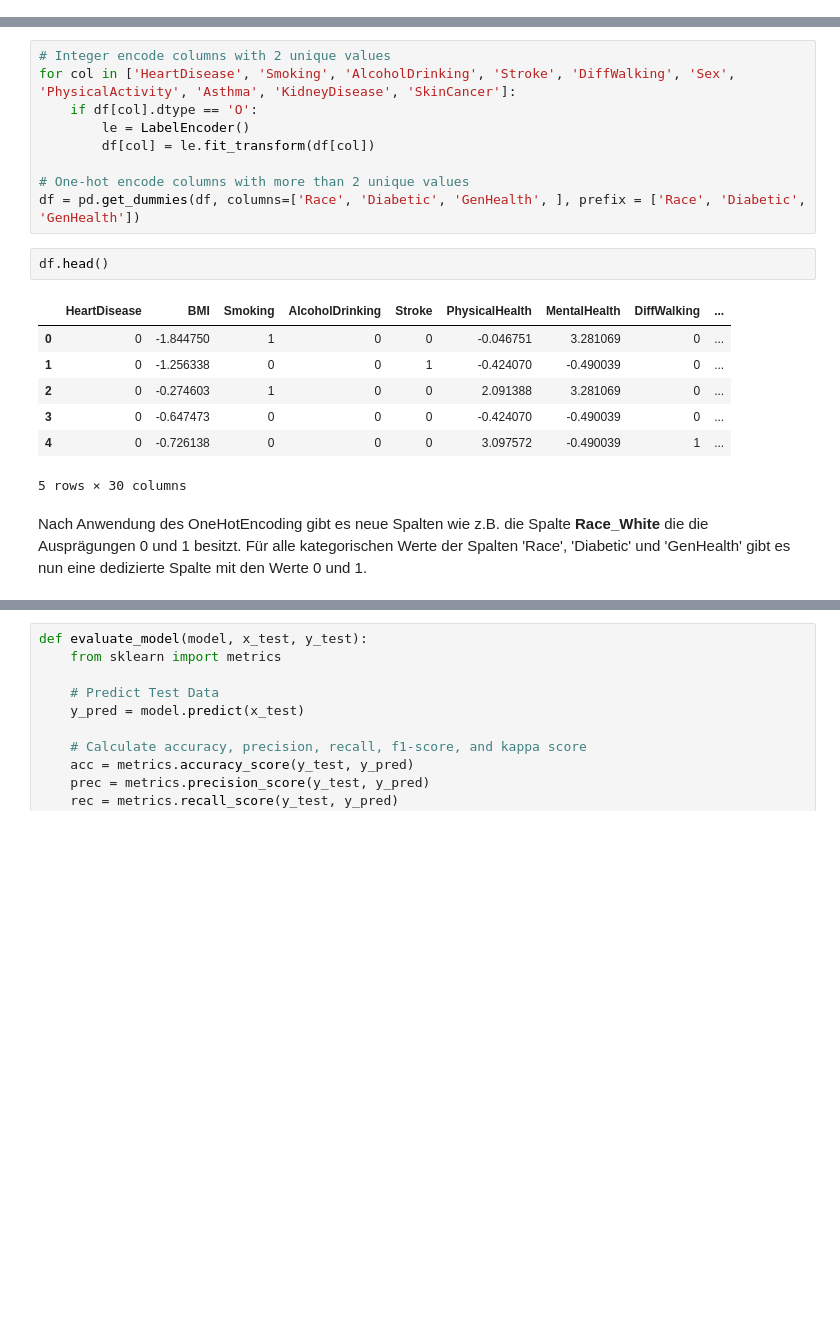
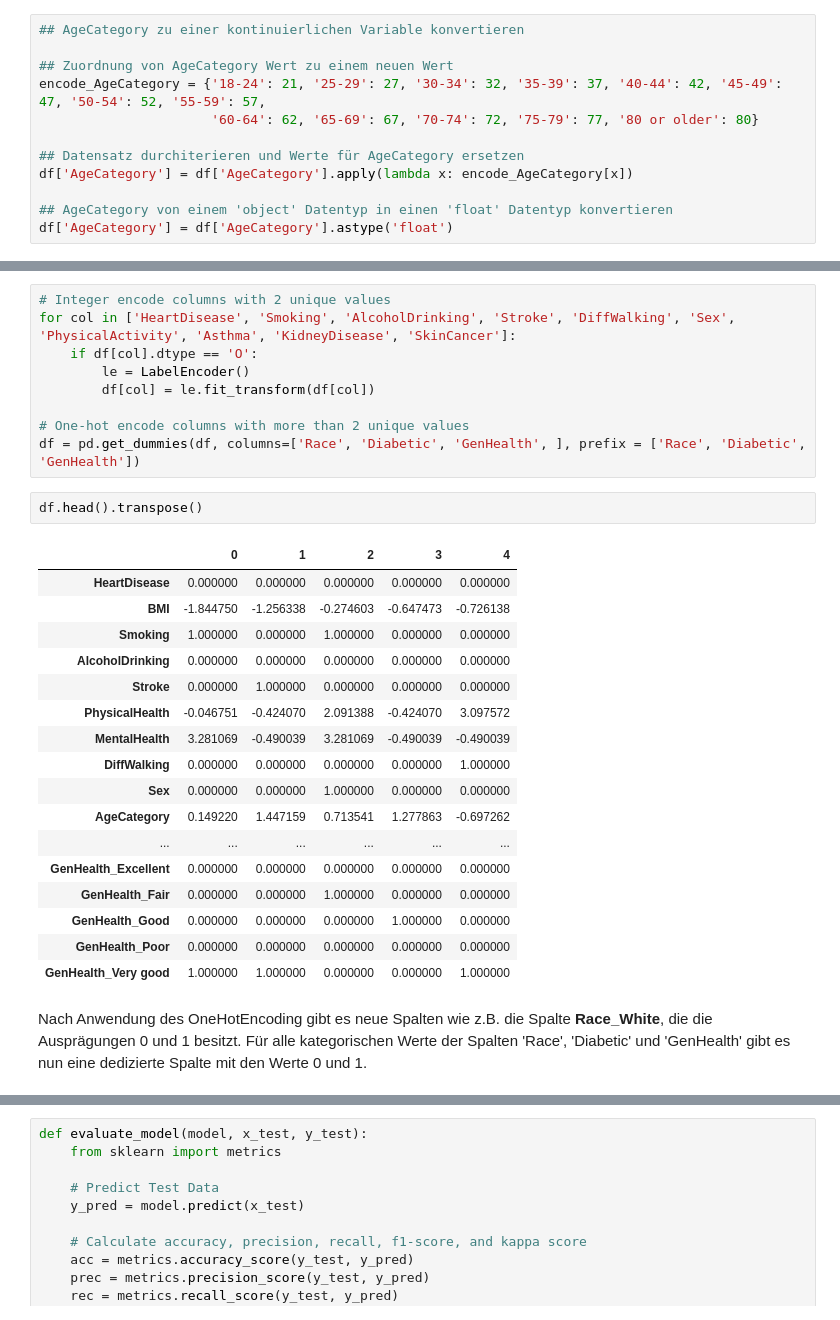
Before and after one commit to flori567/QIT_Ausarbeitung, a Jupyter notebook: heart_attack_prediction.ipynb, the cells around one changed output, grey strips where cells are left out. Drawn from its saved outputs; the diff is of its cells as text; blank space fills up the shorter version.

```diff
--- a/heart_attack_prediction.ipynb
+++ b/heart_attack_prediction.ipynb
@@ -182,0 +177,12 @@ df['AgeCategory'] = df['AgeCategory'].astype('float')
+# %%
+## AgeCategory zu einer kontinuierlichen Variable konvertieren
+
+## Zuordnung von AgeCategory Wert zu einem neuen Wert
+encode_AgeCategory = {'18-24': 21, '25-29': 27, '30-34': 32, '35-39': 37, '40-44': 42, '45-49': 47, '50-54': 52, '55-59': 57,
+                      '60-64': 62, '65-69': 67, '70-74': 72, '75-79': 77, '80 or older': 80}
+
+## Datensatz durchiterieren und Werte für AgeCategory ersetzen
+df['AgeCategory'] = df['AgeCategory'].apply(lambda x: encode_AgeCategory[x])
+
+## AgeCategory von einem 'object' Datentyp in einen 'float' Datentyp konvertieren
+df['AgeCategory'] = df['AgeCategory'].astype('float')
@@ -531,14 +573,24 @@ for col in ['HeartDisease', 'Smoking', 'AlcoholDrinking', 'Stroke', 'DiffWalking
 # One-hot encode columns with more than 2 unique values
 df = pd.get_dummies(df, columns=['Race', 'Diabetic', 'GenHealth', ], prefix = ['Race', 'Diabetic', 'GenHealth'])
 # %%
-df.head()
+df.head().transpose()
 # %% [output]
-|  | HeartDisease | BMI | Smoking | AlcoholDrinking | Stroke | PhysicalHealth | MentalHealth | DiffWalking | ... |
-| 0 | 0 | -1.844750 | 1 | 0 | 0 | -0.046751 | 3.281069 | 0 | ... |
-| 1 | 0 | -1.256338 | 0 | 0 | 1 | -0.424070 | -0.490039 | 0 | ... |
-| 2 | 0 | -0.274603 | 1 | 0 | 0 | 2.091388 | 3.281069 | 0 | ... |
-| 3 | 0 | -0.647473 | 0 | 0 | 0 | -0.424070 | -0.490039 | 0 | ... |
-| 4 | 0 | -0.726138 | 0 | 0 | 0 | 3.097572 | -0.490039 | 1 | ... |
+|  | 0 | 1 | 2 | 3 | 4 |
+| HeartDisease | 0.000000 | 0.000000 | 0.000000 | 0.000000 | 0.000000 |
+| BMI | -1.844750 | -1.256338 | -0.274603 | -0.647473 | -0.726138 |
+| Smoking | 1.000000 | 0.000000 | 1.000000 | 0.000000 | 0.000000 |
+| AlcoholDrinking | 0.000000 | 0.000000 | 0.000000 | 0.000000 | 0.000000 |
+| Stroke | 0.000000 | 1.000000 | 0.000000 | 0.000000 | 0.000000 |
+| PhysicalHealth | -0.046751 | -0.424070 | 2.091388 | -0.424070 | 3.097572 |
+| MentalHealth | 3.281069 | -0.490039 | 3.281069 | -0.490039 | -0.490039 |
+| DiffWalking | 0.000000 | 0.000000 | 0.000000 | 0.000000 | 1.000000 |
+| Sex | 0.000000 | 0.000000 | 1.000000 | 0.000000 | 0.000000 |
+| AgeCategory | 0.149220 | 1.447159 | 0.713541 | 1.277863 | -0.697262 |
+| ... | ... | ... | ... | ... | ... |
+| GenHealth_Excellent | 0.000000 | 0.000000 | 0.000000 | 0.000000 | 0.000000 |
+| GenHealth_Fair | 0.000000 | 0.000000 | 1.000000 | 0.000000 | 0.000000 |
+| GenHealth_Good | 0.000000 | 0.000000 | 0.000000 | 1.000000 | 0.000000 |
+| GenHealth_Poor | 0.000000 | 0.000000 | 0.000000 | 0.000000 | 0.000000 |
+| GenHealth_Very good | 1.000000 | 1.000000 | 0.000000 | 0.000000 | 1.000000 |
-5 rows × 30 columns
 # %% [markdown]
-Nach Anwendung des OneHotEncoding gibt es neue Spalten wie z.B. die Spalte **Race_White** die die Ausprägungen 0 und 1 besitzt. Für alle kategorischen Werte der Spalten 'Race', 'Diabetic' und 'GenHealth' gibt es nun eine dedizierte Spalte mit den Werte 0 und 1.
+Nach Anwendung des OneHotEncoding gibt es neue Spalten wie z.B. die Spalte **Race_White**, die die Ausprägungen 0 und 1 besitzt. Für alle kategorischen Werte der Spalten 'Race', 'Diabetic' und 'GenHealth' gibt es nun eine dedizierte Spalte mit den Werte 0 und 1.
```
Also changed, not shown: parts of 24 cells of this notebook.
